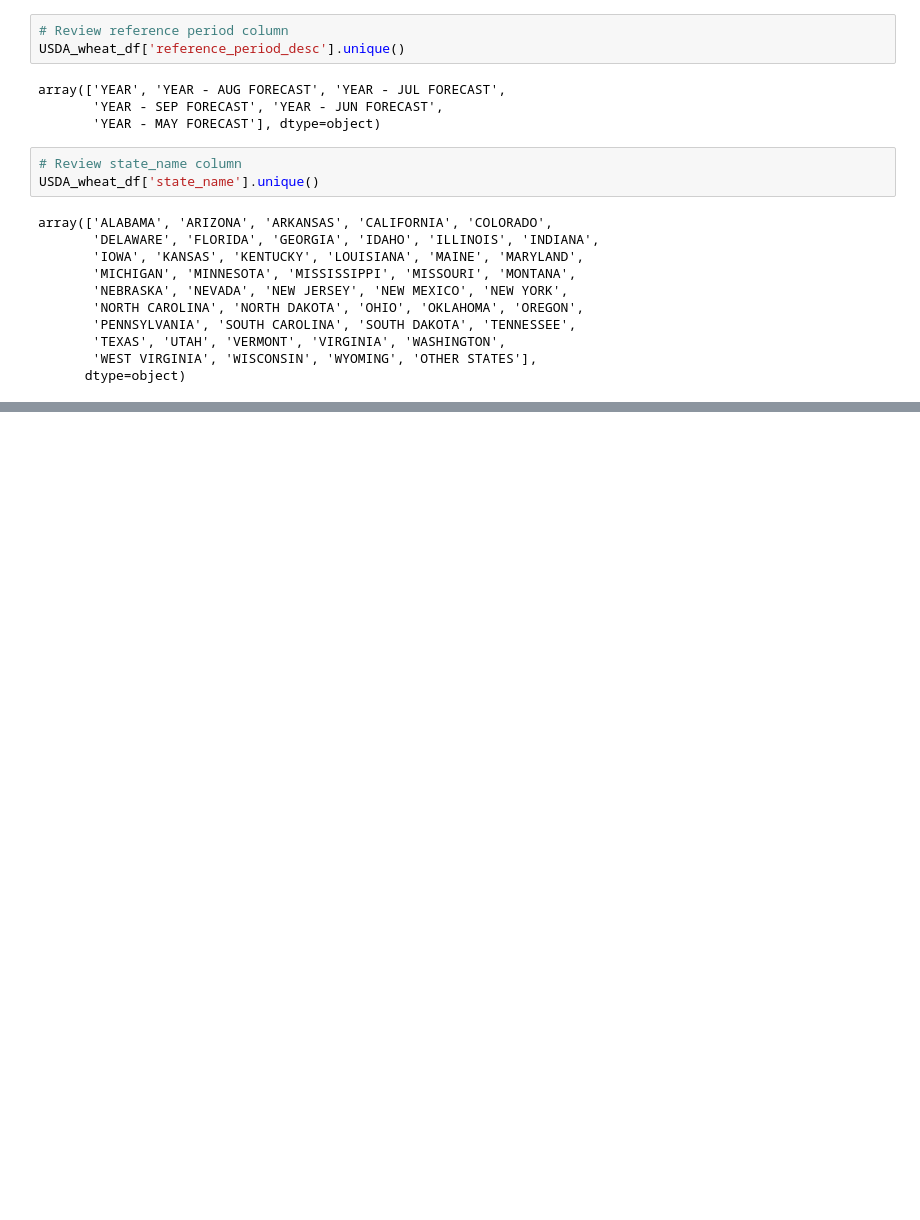
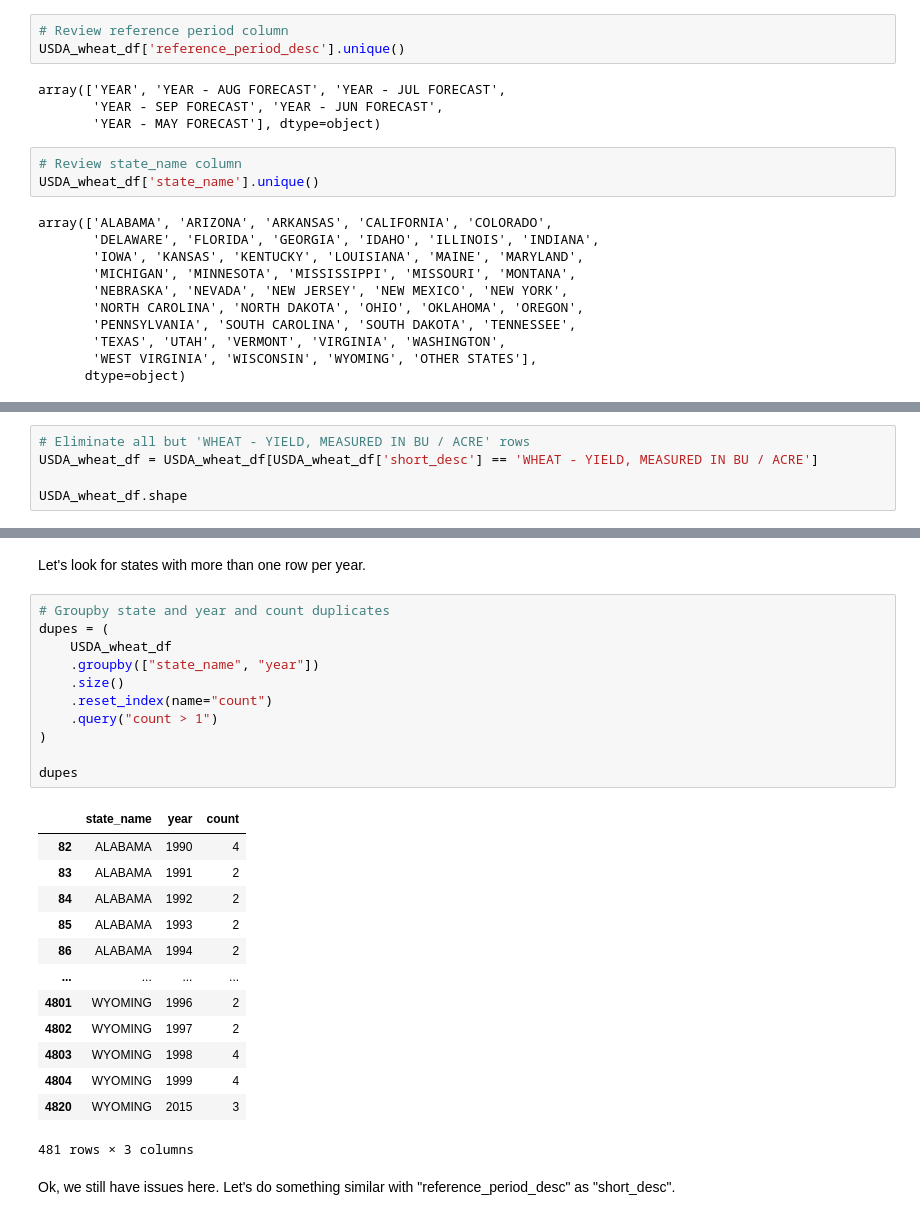
Before and after one commit to nickbartram/climate_agriculture_impact, a Jupyter notebook: crop_data.ipynb, the cells around one changed output, grey strips where cells are left out. Cells and saved outputs as stored; diff of their text form; blank space fills up the shorter version.

```diff
--- a/crop_data.ipynb
+++ b/crop_data.ipynb
@@ -517,0 +588,5 @@ USDA_wheat_df.groupby(['year', 'state_name']).head()
+# %%
+# Eliminate all but 'WHEAT - YIELD, MEASURED IN BU / ACRE' rows
+USDA_wheat_df = USDA_wheat_df[USDA_wheat_df['short_desc'] == 'WHEAT - YIELD, MEASURED IN BU / ACRE']
+
+USDA_wheat_df.shape
@@ -517,0 +626,29 @@ USDA_wheat_df.groupby(['year', 'state_name']).head()
+# %% [markdown]
+Let's look for states with more than one row per year.
+# %%
+# Groupby state and year and count duplicates
+dupes = (
+    USDA_wheat_df
+    .groupby(["state_name", "year"])
+    .size()
+    .reset_index(name="count")
+    .query("count > 1")
+)
+
+dupes
+# %% [output]
+|  | state_name | year | count |
+| 82 | ALABAMA | 1990 | 4 |
+| 83 | ALABAMA | 1991 | 2 |
+| 84 | ALABAMA | 1992 | 2 |
+| 85 | ALABAMA | 1993 | 2 |
+| 86 | ALABAMA | 1994 | 2 |
+| ... | ... | ... | ... |
+| 4801 | WYOMING | 1996 | 2 |
+| 4802 | WYOMING | 1997 | 2 |
+| 4803 | WYOMING | 1998 | 4 |
+| 4804 | WYOMING | 1999 | 4 |
+| 4820 | WYOMING | 2015 | 3 |
+481 rows × 3 columns
+# %% [markdown]
+Ok, we still have issues here. Let's do something similar with "reference_period_desc" as "short_desc".
```
Also changed, not shown: parts of 21 cells of this notebook.
